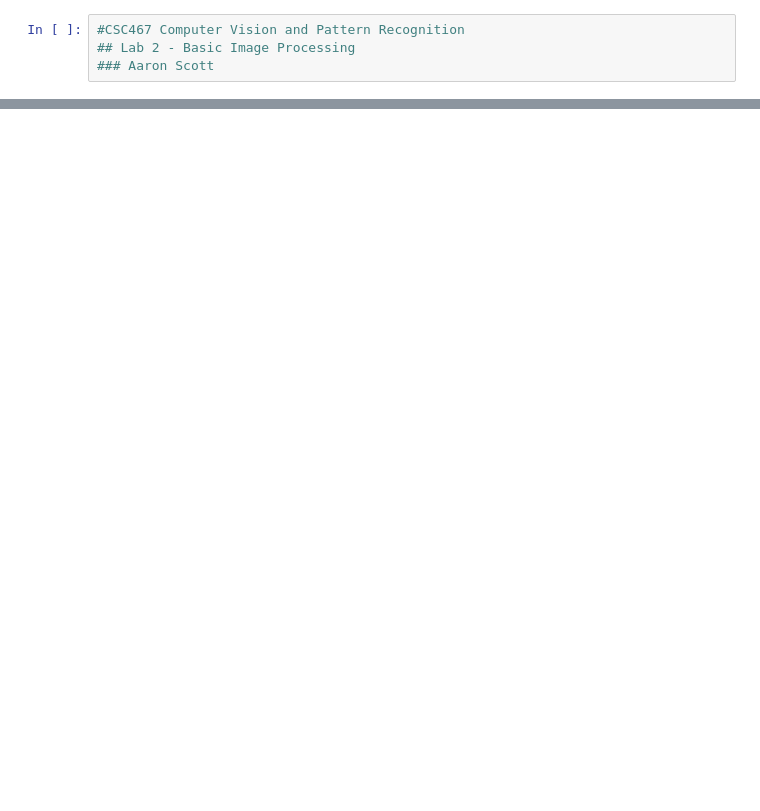
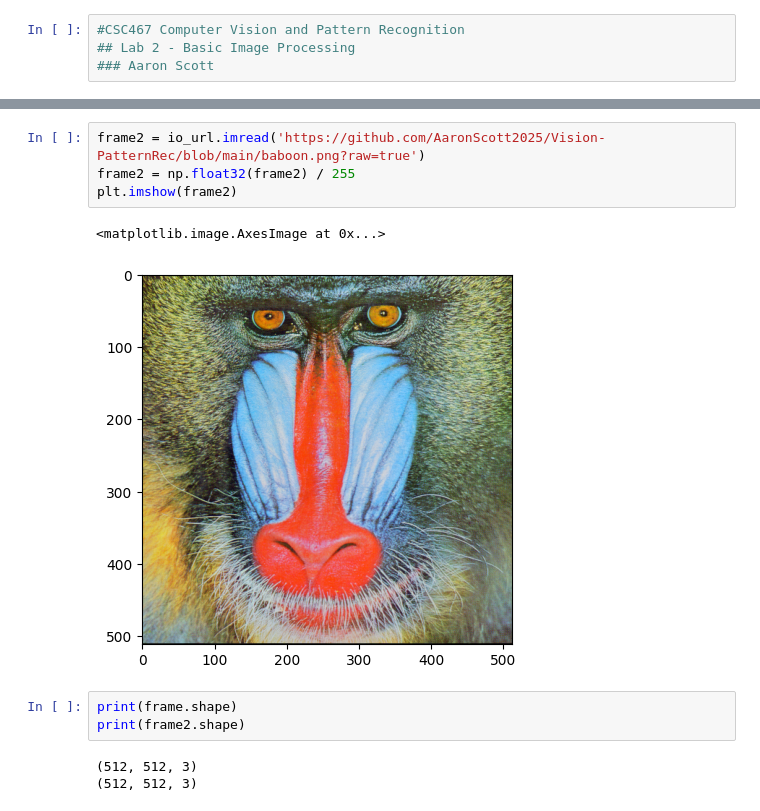
Before and after one commit to AaronScott2025/Vision-PatternRec, a Jupyter notebook: lab02.ipynb, the cells around one changed output, grey strips where cells are left out. Saved outputs shown, nothing was run; the diff lists cells and outputs as text; blank space fills up the shorter version.

```diff
--- a/lab02.ipynb
+++ b/lab02.ipynb
@@ -12,0 +20,13 @@ ModuleNotFoundError: No module named 'cv2'
+# %%
+frame2 = io_url.imread('https://github.com/AaronScott2025/Vision-PatternRec/blob/main/baboon.png?raw=true')
+frame2 = np.float32(frame2) / 255
+plt.imshow(frame2)
+# %% [output]
+<matplotlib.image.AxesImage at 0x...>
+[figure, added]
+# %%
+print(frame.shape)
+print(frame2.shape)
+# %% [output]
+(512, 512, 3)
+(512, 512, 3)
```
Also changed, not shown: parts of 10 cells of this notebook.
